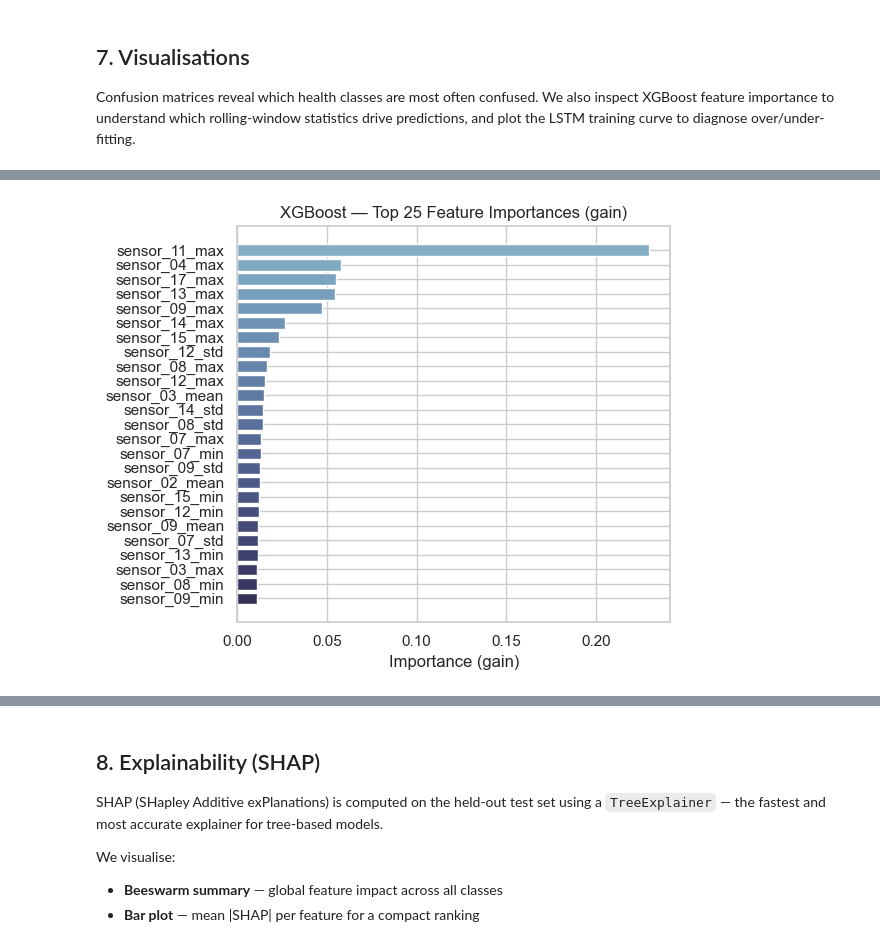
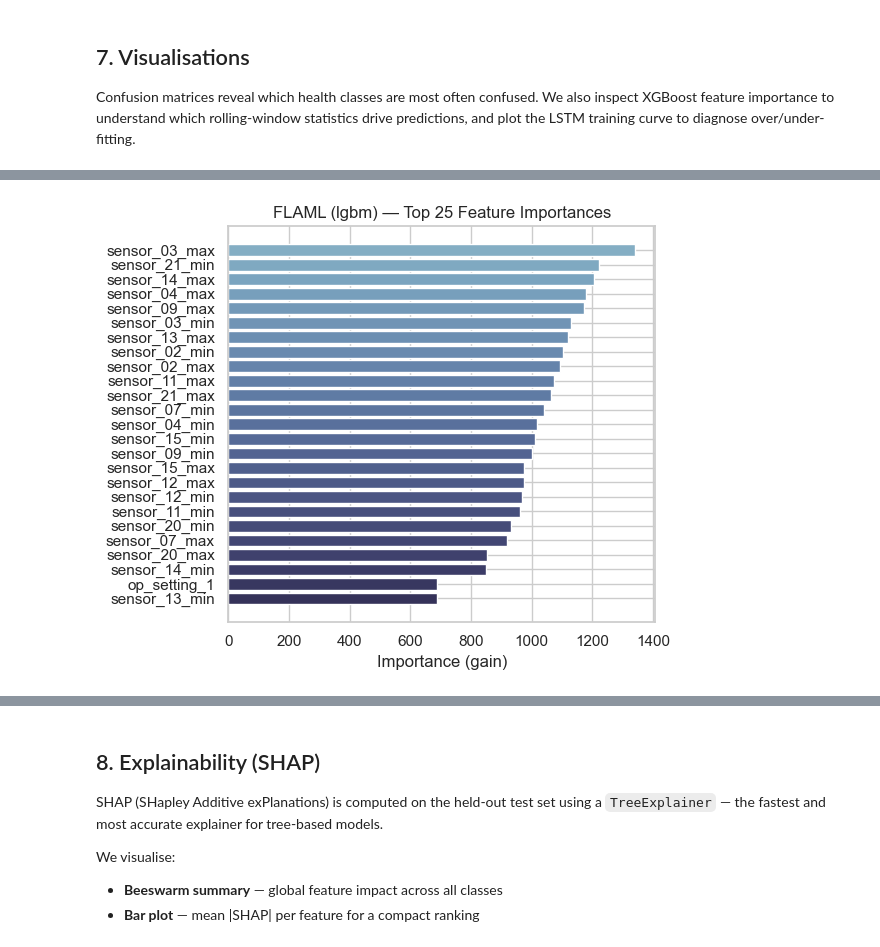
Before and after one commit to Dingding1996/predictive-maintenance-rul, a Jupyter notebook: PredictiveMaintenance_Training.ipynb, the cells around one changed output, grey strips where cells are left out. Saved outputs shown, nothing was run; the diff lists cells and outputs as text; code cells hidden in the pictures.

```diff
--- a/PredictiveMaintenance_Training.ipynb
+++ b/PredictiveMaintenance_Training.ipynb
@@ -95,7 +96,7 @@ apply_style()
 
 RANDOM_STATE = 42       # global seed — never change between notebooks
 TEST_SIZE    = 0.20     # held-out test fraction
-N_SPLITS     = 5        # cross-validation folds
+N_SPLITS     = 5        # cross-validation folds (used by FLAML internally)
 
 # Dataset configuration
 FD_IDS          = [1, 2, 3, 4]   # sub-datasets to include
@@ -110,13 +111,14 @@ RUL_CAP_VAL         = RUL_CAP           # 125
 RUL_HEALTHY_VAL     = RUL_HEALTHY_THR   # 80
 RUL_CRITICAL_VAL    = RUL_CRITICAL_THR  # 30
 
-# XGBoost
-XGB_N_ESTIMATORS    = 500
-XGB_MAX_DEPTH       = 6
-XGB_LEARNING_RATE   = 0.05
+# AutoML (FLAML) — FLAML searches LightGBM, XGBoost, RF, Extra Trees, linear
+AUTOML_TIME_BUDGET  = 300              # search budget in seconds (increase for better results)
+AUTOML_METRIC       = "f1_weighted"    # optimisation objective
+MLFLOW_EXPERIMENT   = "turbofan-health-classification"
+MLFLOW_TRACKING_URI = "./mlruns"       # local file-based tracking — no server required
 
 # LSTM — set ENABLE_LSTM = True to activate (requires TensorFlow)
-ENABLE_LSTM         = True
+ENABLE_LSTM         = False
 LSTM_UNITS          = [128, 64]
 LSTM_DROPOUT        = 0.2
 LSTM_EPOCHS         = 50
@@ -134,7 +136,7 @@ ASSETS_DIR          = Path("assets")
 ASSETS_DIR.mkdir(exist_ok=True)
 
 # Colour mapping for health classes (consistent across all plots)
-CLASS_COLORS = {"Healthy": C1, "Degrading": D1, "Critical": I1}
+CLASS_COLORS  = {"Healthy": C1, "Degrading": D1, "Critical": I1}
 CLASS_PALETTE = [C1, D1, I1]
 # %% [markdown]
 ## 1. Data Acquisition
@@ -794,30 +766,32 @@ plt.show()
 # %%
-# --- 7b. XGBoost feature importance (top 25) ---
-fitted_model = best_pipeline.named_steps["model"]
+# --- 7b. Feature importance — FLAML best estimator (top 25) ---
+# automl.model.estimator is the raw sklearn-compatible model (LGBMClassifier,
+# XGBClassifier, etc.) — supports feature_importances_ for all tree families.
+fitted_model = automl.model.estimator
 
 if hasattr(fitted_model, "feature_importances_"):
     importance_df = pd.DataFrame({
         "feature":    feature_cols,
         "importance": fitted_model.feature_importances_,
     }).sort_values("importance", ascending=False).head(25)
 
     fig, ax = plt.subplots(figsize=FigSize.FEATURE_IMPORTANCE)
     colors = blues(len(importance_df), lo=0.3, hi=0.9)
     ax.barh(
         importance_df["feature"][::-1],
         importance_df["importance"][::-1],
         color=colors[::-1],
     )
-    ax.set_title("XGBoost — Top 25 Feature Importances (gain)")
+    ax.set_title(f"FLAML ({automl.best_estimator}) — Top 25 Feature Importances")
     ax.set_xlabel("Importance (gain)")
     ax.set_ylabel("")
     plt.tight_layout()
-    plt.savefig(ASSETS_DIR / "xgb_feature_importance.png", dpi=150, bbox_inches="tight")
+    plt.savefig(ASSETS_DIR / "automl_feature_importance.png", dpi=150, bbox_inches="tight")
     plt.show()
 else:
-    print("Feature importances not available for this model type.")
+    print(f"Feature importances not available for {automl.best_estimator}.")
 # %% [output]
-[figure, old version]
+[figure, new version]
 # %%
 # --- 7c. LSTM training history ---
 if _lstm_available and lstm_history is not None:
```
Also changed, not shown: parts of 19 cells of this notebook, 12 other files.
